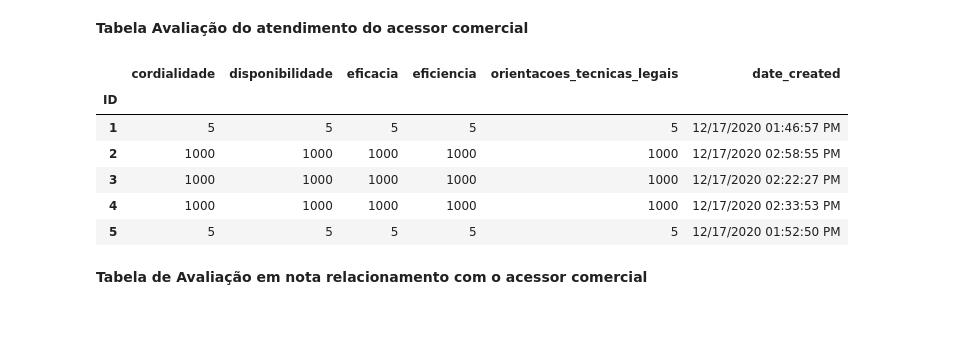
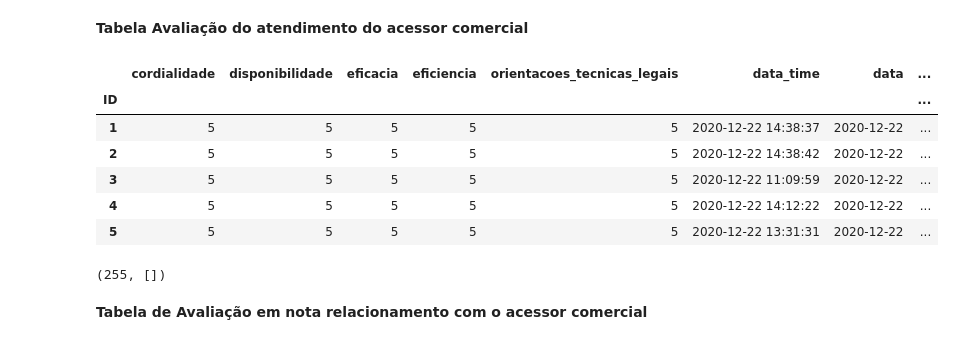
Before and after one commit to DevNicque/MyCods, a Jupyter notebook: Cópia_de_base_atem_transformer.ipynb, the cells around one changed output. Cells and saved outputs as stored; diff of their text form; code cells hidden in the pictures.

```diff
--- a/Cópia_de_base_atem_transformer.ipynb
+++ b/Cópia_de_base_atem_transformer.ipynb
@@ -42,3 +39,0 @@ df.head()
-# %%
-df = df.fillna(value=1000)
-df.head()
@@ -76,0 +61,16 @@ Name: date_created, Length: 182, dtype: object>
+# %%
+df_geral = df.loc[:,'respondent_id':'date_created']
+df_geral = df_geral.drop(0)
+df_geral.index = df_geral.index.rename('ID')
+
+
+df_geral['data_time'] = pd.to_datetime( df_geral['date_created'])
+# Coluna 'Data'
+df_geral['data'] = df_geral['data_time'].dt.strftime('%Y-%m-%d')
+# Coluna 'Hora'
+df_geral['hora'] = df_geral['data_time'].dt.strftime('%H:%M:%S')
+df_geral = df_geral.fillna(value='2000-01-01 00:00:01')
+
+df_geral = df_geral.loc[:,'data_time':'hora']
+
+df_geral.head()
@@ -195,0 +205,17 @@ df2.head()
+# %%
+f = open ('dados_do_pesquisado.json', "r")
+data = json.loads(f.read())
+itens = []
+cont = 0
+
+for i in data:
+  dict = {
+    '_index': 'atem_dados_do_pesquisado',
+    'id': f"Item{cont}{i['data_time']}",
+    '_source': i
+  }
+
+  itens.append(dict)
+  cont+=1
+
+helpers.bulk(es,itens)
@@ -202,23 +230,43 @@ df2.head()
 # %%
 df5 = df.loc[:,'Quanto a prestação de serviço do seu assessor comercial, classifique os seguintes itens:':'Unnamed: 36']
 df5.columns = df5.loc[0]
 df5 = df5.drop(0)
 df5.columns = ['cordialidade','disponibilidade','eficacia','eficiencia','orientacoes_tecnicas_legais']
 df5.index = df5.index.rename('ID')
+df5 = df5.fillna(value=1000)
 
 df5 = pd.merge(df5,df_geral, on='ID', left_index=True)
 
 df5.to_json(f'avaliacao_atendimento_acessorcomercial.json',orient="records")
 
 df5.head()
 # %% [output]
-|  | cordialidade | disponibilidade | eficacia | eficiencia | orientacoes_tecnicas_legais | date_created |
-| ID |  |  |  |  |  |  |
-| 1 | 5 | 5 | 5 | 5 | 5 | 12/17/2020 01:46:57 PM |
-| 2 | 1000 | 1000 | 1000 | 1000 | 1000 | 12/17/2020 02:58:55 PM |
-| 3 | 1000 | 1000 | 1000 | 1000 | 1000 | 12/17/2020 02:22:27 PM |
-| 4 | 1000 | 1000 | 1000 | 1000 | 1000 | 12/17/2020 02:33:53 PM |
-| 5 | 5 | 5 | 5 | 5 | 5 | 12/17/2020 01:52:50 PM |
+|  | cordialidade | disponibilidade | eficacia | eficiencia | orientacoes_tecnicas_legais | data_time | data | ... |
+| ID |  |  |  |  |  |  |  | ... |
+| 1 | 5 | 5 | 5 | 5 | 5 | 2020-12-22 14:38:37 | 2020-12-22 | ... |
+| 2 | 5 | 5 | 5 | 5 | 5 | 2020-12-22 14:38:42 | 2020-12-22 | ... |
+| 3 | 5 | 5 | 5 | 5 | 5 | 2020-12-22 11:09:59 | 2020-12-22 | ... |
+| 4 | 5 | 5 | 5 | 5 | 5 | 2020-12-22 14:12:22 | 2020-12-22 | ... |
+| 5 | 5 | 5 | 5 | 5 | 5 | 2020-12-22 13:31:31 | 2020-12-22 | ... |
+# %%
+f = open ('avaliacao_atendimento_acessorcomercial.json', "r")
+data = json.loads(f.read())
+itens = []
+cont = 0
+
+for i in data:
+  dict = {
+    '_index': 'atem_avaliacao_atendimento_acessorcomercial',
+    'id': f"Item{cont}{i['data_time']}",
+    '_source': i
+  }
+
+  itens.append(dict)
+  cont+=1
+
+helpers.bulk(es,itens)
+# %% [output]
+(255, [])
 # %% [markdown]
 **Tabela de Avaliação em nota relacionamento com o acessor comercial**
 # %%
```
Also changed, not shown: parts of 36 cells of this notebook.
